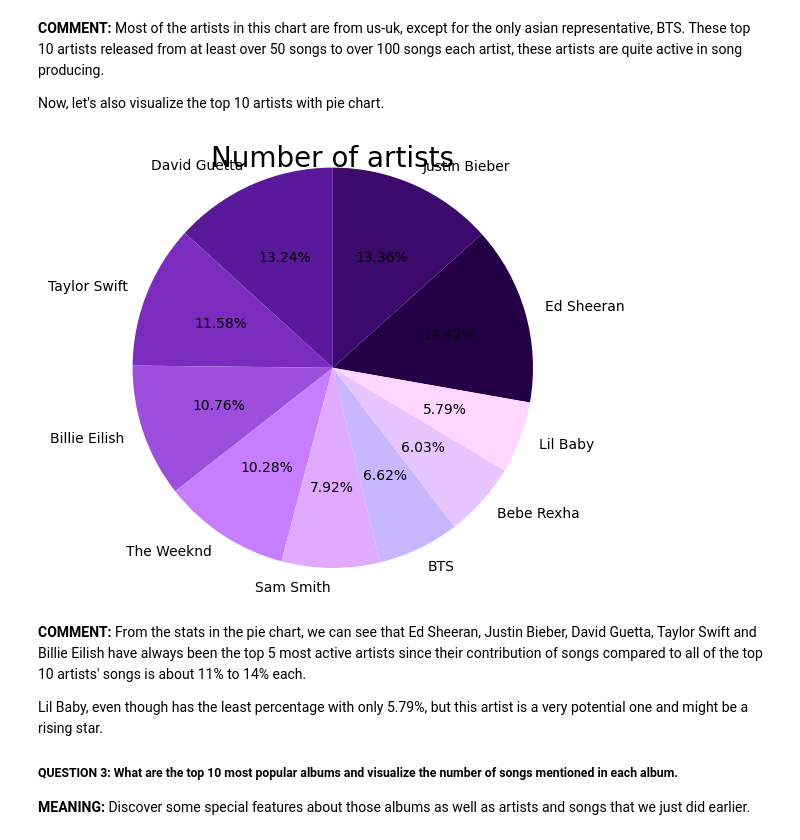
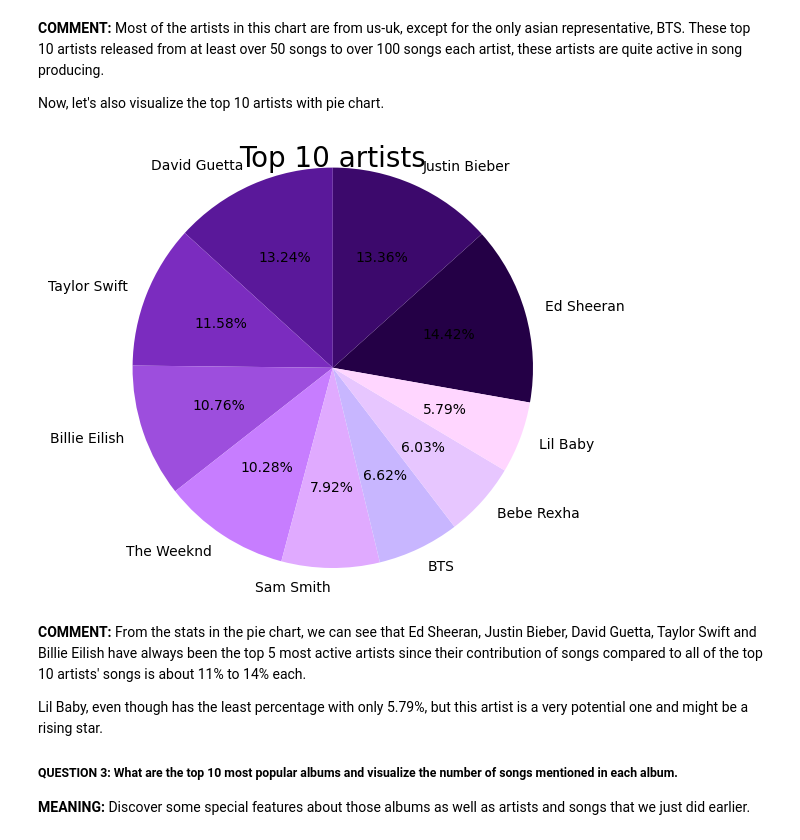
Before and after one commit to quytrungg/Final_Project_CSC14119, a Jupyter notebook: data_exploration/data_exploration.ipynb, the cells around one changed output. Saved outputs shown, nothing was run; the diff lists cells and outputs as text; code cells hidden in the pictures.

```diff
--- a/data_exploration/data_exploration.ipynb
+++ b/data_exploration/data_exploration.ipynb
@@ -682,16 +682,16 @@ ax.bar_label(ax.containers[0], fontsize=15);
 Now, let's also visualize the top 10 artists with pie chart.
 # %%
 plt.figure(figsize=(8, 5))
-plt.title('Number of artists', fontsize=20)
+plt.title('Top 10 artists', fontsize=20)
 plt.pie(top_10_artists.to_numpy().reshape(-1),
         labels=[i for i in top_10_artists.keys()],
         textprops={"fontsize":10},
         radius=1.3, startangle=-10,
         colors=['#240046', '#3c096c', '#5a189a', '#7b2cbf', '#9d4edd', '#c77dff', '#e0aaff', '#c8b6ff', '#e7c6ff', '#ffd6ff'],
         autopct='%.02f%%')
 plt.show()
 # %% [output]
-[figure, old version]
+[figure, new version]
 # %% [markdown]
 **COMMENT:** From the stats in the pie chart, we can see that Ed Sheeran, Justin Bieber, David Guetta, Taylor Swift and Billie Eilish have always been the top 5 most active artists since their contribution of songs compared to all of the top 10 artists' songs is about 11% to 14% each.
 
```
Also changed, not shown: parts of 3 cells of this notebook, 1 other file.
